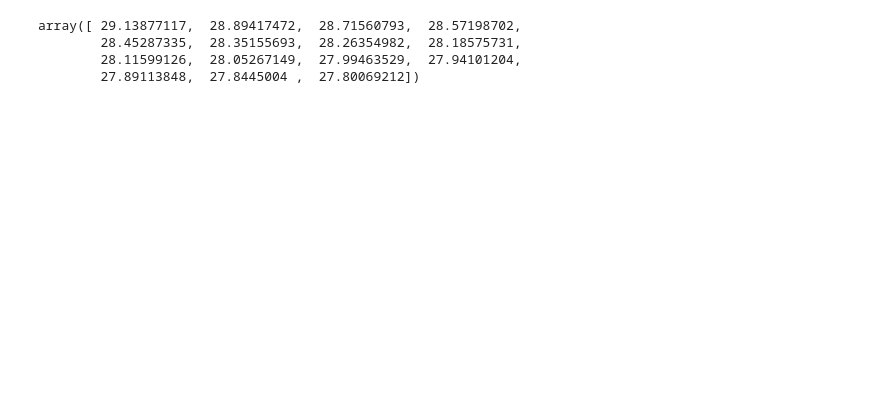
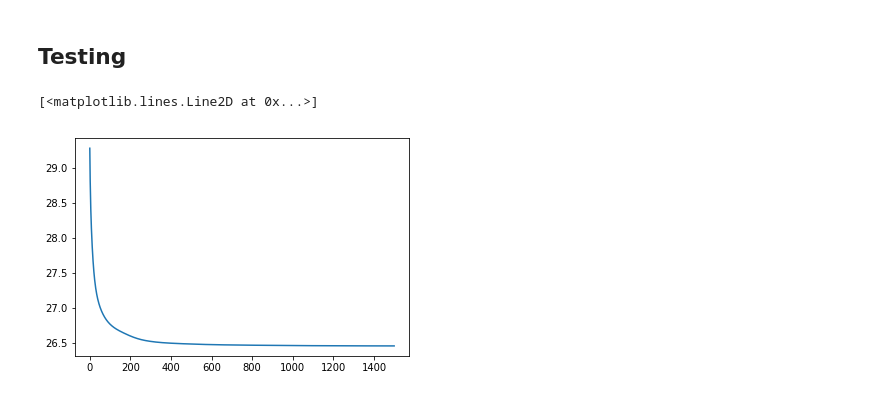
Before and after one commit to jamiehadd/covid-ssnmf, a Jupyter notebook: ssnmf_methods/ssnmf_variants.ipynb, the cells around one changed output. Drawn from its saved outputs; the diff is of its cells as text; code cells hidden in the pictures; blank space fills up the shorter version.

Commit message:
code and data
added multiplicative updates code for nmf, snmf, and klsnmf, and some data

```diff
--- a/ssnmf_methods/ssnmf_variants.ipynb
+++ b/ssnmf_methods/ssnmf_variants.ipynb
@@ -6,9 +11,11 @@ from numpy import linalg as la
 # %%
-#multiplicative updates for NMF, for input X of size m x n outputs A of size m x k and S of size k x n so that X ~ AS
+#multiplicative updates for NMF, for input X of size m x n, outputs A of size m x k and S of size k x n so that X ~ AS
+#for approximately minimizing ||X - AS||_F^2
 #input: numpy array X, integer number of topics k
-#optional input: numpy array A (initialization), numpy array S (initialization)
+#optional input: numpy array A (initialization), numpy array S (initialization), integer numiters, boolean saveerrs
 #output: numpy array A, numpy array S
-def multupdates(X,k,**kwargs):
+#optional output: numpy array errs
+def nmfmult(X,k,**kwargs):
     rows,cols = np.shape(X)
 
     #get optional arguments or set to default
@@ -36,9 +175,11 @@ def multupdates(X,k,**kwargs):
+# %% [markdown]
+## Testing
 # %%
-A,S,errs = multupdates(np.random.rand(100,100),5,numiters = 15, saveerrs = True)
+numIters = 1500
+A,S,errs = nmfmult(np.random.rand(100,100),5,
+                   numiters = numIters, saveerrs = True)
-# %%
-errs
-# %% [output]
-array([ 29.13877117,  28.89417472,  28.71560793,  28.57198702,
-        28.45287335,  28.35155693,  28.26354982,  28.18575731,
-        28.11599126,  28.05267149,  27.99463529,  27.94101204,
-        27.89113848,  27.8445004 ,  27.80069212])
+# %%
+plt.plot(range(numIters),errs)
+# %% [output]
+[<matplotlib.lines.Line2D at 0x...>]
+[figure, added]
```
Also changed, not shown: parts of 21 cells of this notebook, 1 other file.
